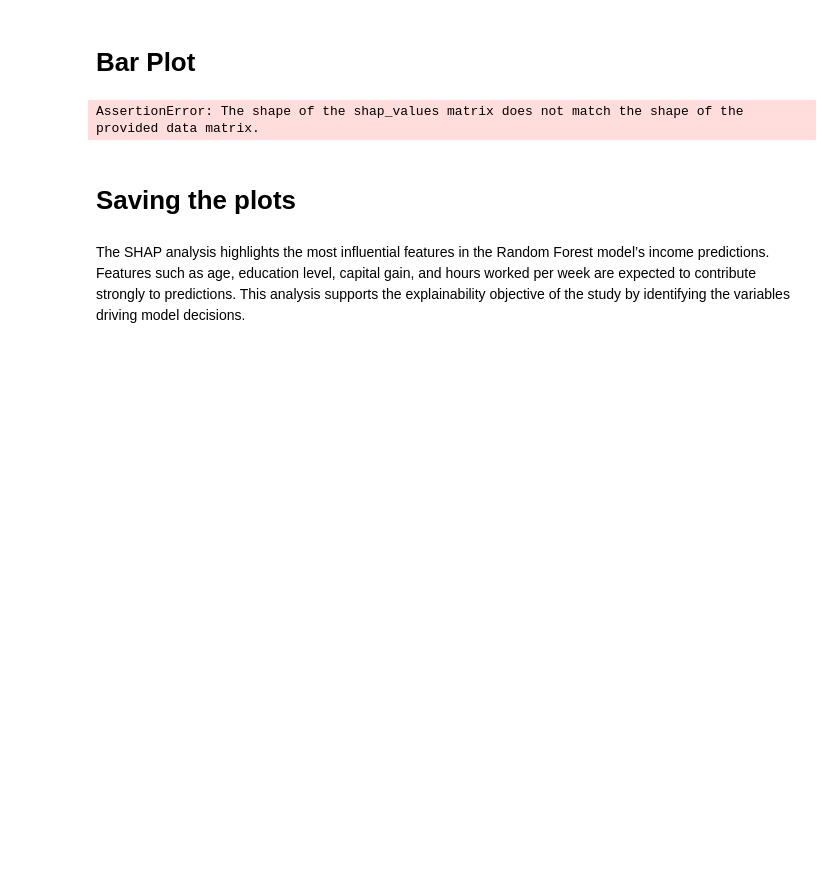
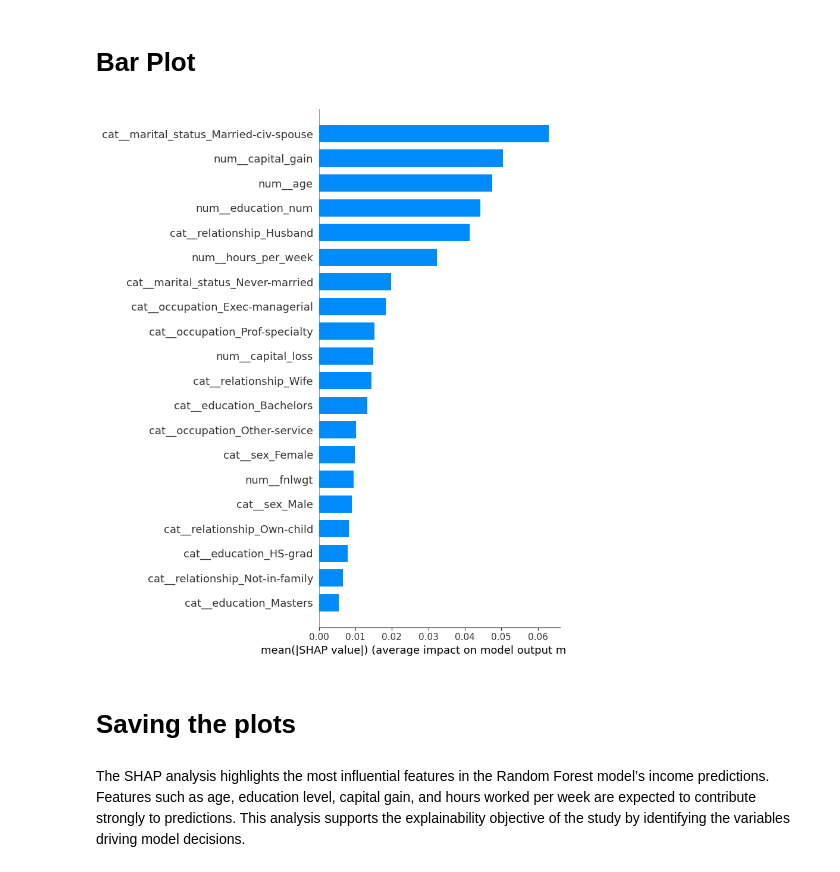
Before and after one commit to tanvirakhter/llm_xai_bias_study, a Jupyter notebook: notebooks/day3_explainability.ipynb, the cells around one changed output. Saved outputs shown, nothing was run; the diff lists cells and outputs as text; code cells hidden in the pictures; blank space fills up the shorter version.

```diff
--- a/notebooks/day3_explainability.ipynb
+++ b/notebooks/day3_explainability.ipynb
@@ -64,9 +75,9 @@ AssertionError: The shape of the shap_values matrix does not match the shape of
 # %% [markdown]
 # Bar Plot
 # %%
-shap.summary_plot(shap_values[1], X_test_transformed, feature_names=feature_names, plot_type="bar")
+shap.summary_plot(shap_values_class_1, X_sample, feature_names=feature_names, plot_type="bar")
 # %% [output]
-AssertionError: The shape of the shap_values matrix does not match the shape of the provided data matrix.
+[figure, added]
 # %% [markdown]
 # Saving the plots
 # %%
```
Also changed, not shown: parts of 3 cells of this notebook, 2 other files.
